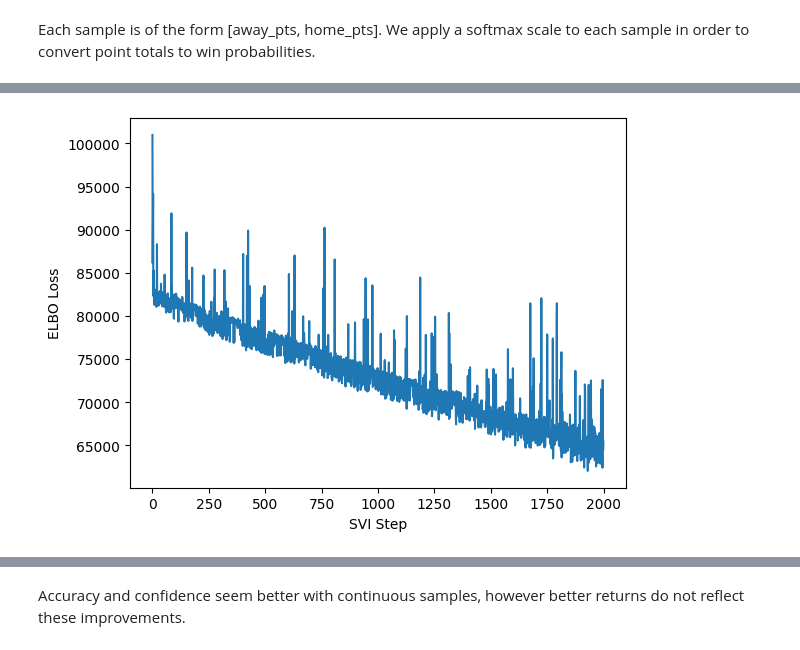
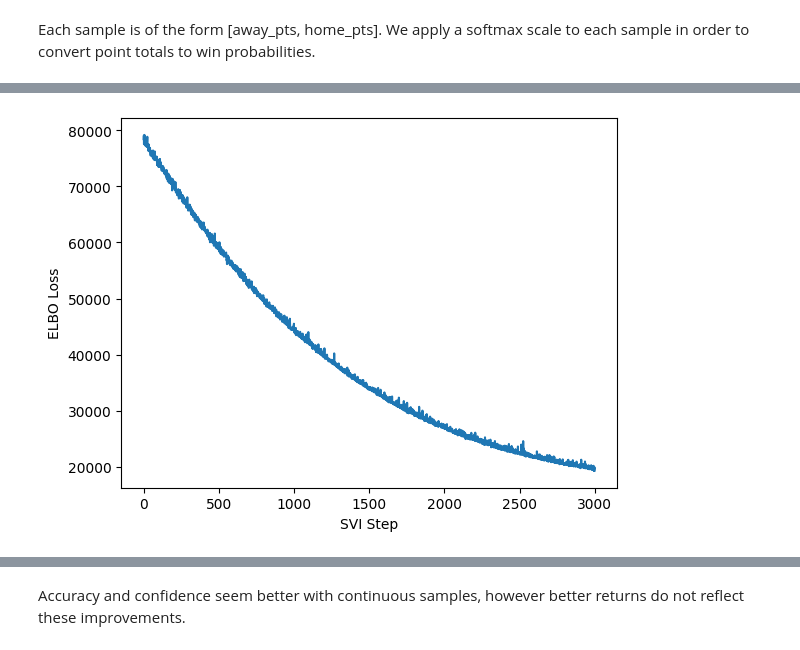
Before and after one commit to Andrei-Treil/betting_bot, a Jupyter notebook: notebooks/bnn_betting.ipynb, the cells around one changed output, grey strips where cells are left out. Saved outputs shown, nothing was run; the diff lists cells and outputs as text; code cells hidden in the pictures.

```diff
--- a/notebooks/bnn_betting.ipynb
+++ b/notebooks/bnn_betting.ipynb
@@ -797,7 +797,7 @@ from pyro.optim import Adam
 from torch.nn import LogSoftmax
 
 pyro.clear_param_store()
-bnn_cat = BNN_Multi_Layer_SVI(in_dim=14,first_hid_dim=112,sec_hid_dim=112,thir_hid_dim=112,four_hid_dim=112,out_dim=2,prior_scale=0.75,bias_scale=5)
+bnn_cat = BNN_Multi_Layer_SVI(in_dim=14,first_hid_dim=112,sec_hid_dim=112,thir_hid_dim=112,four_hid_dim=112,out_dim=2,prior_scale=2,bias_scale=10)
 guide = AutoDelta(bnn_cat)
 
 num_steps = 3000
@@ -837,0 +838,12 @@ plt.show()
+# %%
+pyro.clear_param_store()
+predictive = Predictive(bnn_cat, guide=guide, num_samples=2000, return_sites=["obs","_RETURN"]) # confidence scales inversely w/ num_samples, low num_samp -> high confidence
+
+pyro.clear_param_store()
+train_preds = predictive(x_train)
+pyro.clear_param_store()
+test_preds = predictive(x_test)
+pyro.clear_param_store()
+bet_train_preds = predictive(bet_train)
+
+pred_performance(train_preds,test_preds,y_train,y_test,categorical=True)
@@ -837,0 +868,11 @@ plt.show()
+# %%
+i = 0.01
+while i <= 0.6:
+    obs_train,obs_test,ret_train,ret_test = make_bets(bet_train_preds,test_preds,bet_data_train,bet_data_test,bet_samps_train,y_test,diff_thresh=-0.05,diff_cap=i,verbose=False,log_probs=False)
+    if obs_test > 0:
+        print(f'CAP (OBS): {i}')
+        print(f'Train: {obs_train}, Test: {obs_test}')
+    if ret_test > 0:
+        print(f'CAP (RET): {i}')
+        print(f'Train: {ret_train}, Test: {ret_test}')
+    i += 0.01
@@ -911,7 +972,7 @@ class BNN_Cont(PyroModule):
 
         super().__init__()
 
-        self.activation = nn.Tanh()
+        self.activation = nn.Hardsigmoid()
         self.layer1 = PyroModule[nn.Linear](in_dim, first_hid_dim)
         self.layer2 = PyroModule[nn.Linear](first_hid_dim, sec_hid_dim)
         self.layer3 = PyroModule[nn.Linear](sec_hid_dim, thir_hid_dim)
@@ -974,14 +1035,14 @@ from pyro.optim import Adam
 from torch.nn import LogSoftmax
 
 pyro.clear_param_store()
-bnn_cat = BNN_Cont(in_dim=14,first_hid_dim=112,sec_hid_dim=112,thir_hid_dim=112,four_hid_dim=112,out_dim=2,prior_scale=0.75,bias_scale=5)
+bnn_cat = BNN_Cont(in_dim=14,first_hid_dim=112,sec_hid_dim=112,thir_hid_dim=112,four_hid_dim=112,out_dim=2,prior_scale=0.75,bias_scale=7)
 # guide = AutoDelta(bnn_cat)
-guide = AutoDiagonalNormal(bnn_cat)
+guide = AutoDiagonalNormal(bnn_cat,init_scale=0.1)
 
-num_steps = 2000
+num_steps = 3000
 
 init_lr = 0.0001
-gamma = 0.001
+gamma = 0.0001
 lrd = gamma ** (1/num_steps)
 # optim = ClippedAdam({'lr': init_lr, 'lrd': lrd, "betas": (0.95, 0.999)})
 optim = Adam({"lr": 0.001,"betas": (0.95, 0.999)})
@@ -1015,3 +1076,3 @@ plt.show()
-[figure, old version]
+[figure, new version]
 # %%
 pyro.clear_param_store()
```
Also changed, not shown: parts of 13 cells of this notebook.
